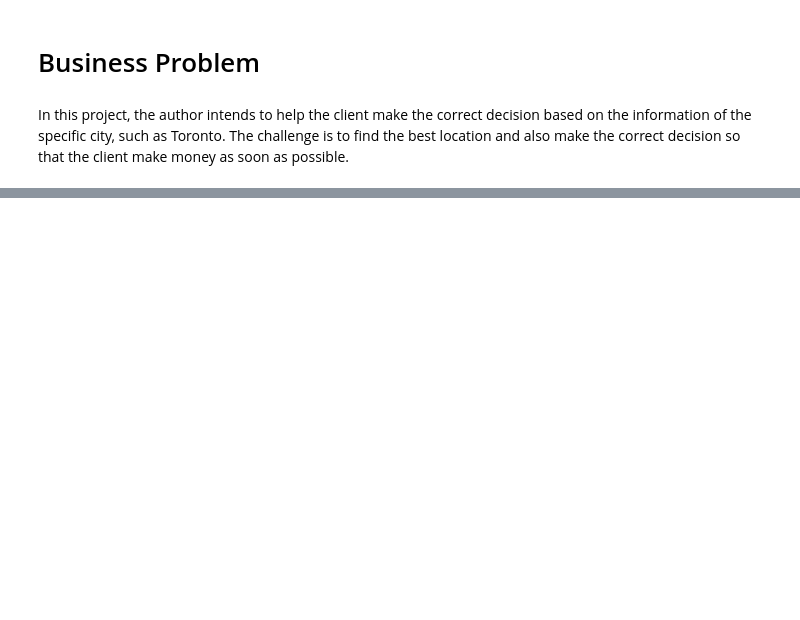
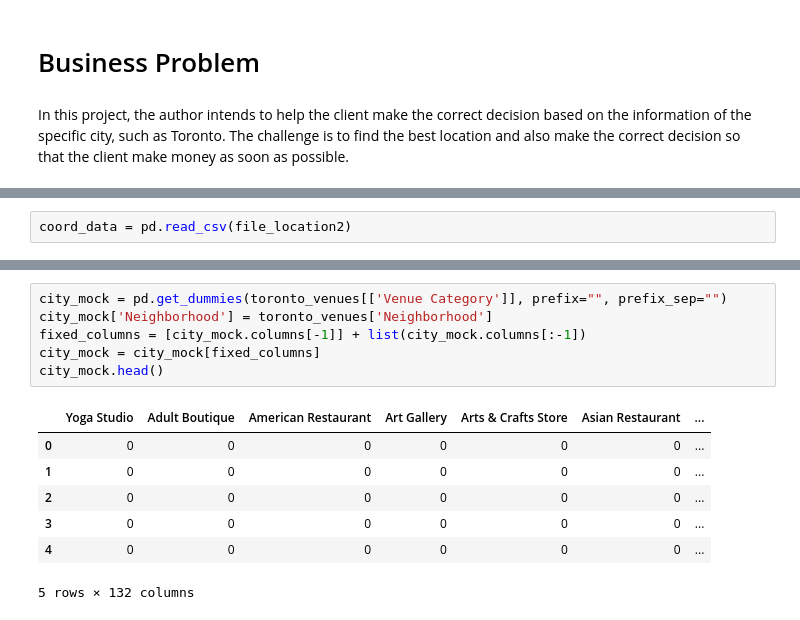
Before and after one commit to Datalearn168/Github_1_1, a Jupyter notebook: as9_2.ipynb, the cells around one changed output, grey strips where cells are left out. Drawn from its saved outputs; the diff is of its cells as text; blank space fills up the shorter version.

```diff
--- a/as9_2.ipynb
+++ b/as9_2.ipynb
@@ -29,0 +110,2 @@ Data2: The coordinates of the Toronto city. If you need more details, please che
+# %%
+coord_data = pd.read_csv(file_location2)
@@ -29,0 +243,14 @@ Data2: The coordinates of the Toronto city. If you need more details, please che
+# %%
+city_mock = pd.get_dummies(toronto_venues[['Venue Category']], prefix="", prefix_sep="")
+city_mock['Neighborhood'] = toronto_venues['Neighborhood']
+fixed_columns = [city_mock.columns[-1]] + list(city_mock.columns[:-1])
+city_mock = city_mock[fixed_columns]
+city_mock.head()
+# %% [output]
+|  | Yoga Studio | Adult Boutique | American Restaurant | Art Gallery | Arts & Crafts Store | Asian Restaurant | ... |
+| 0 | 0 | 0 | 0 | 0 | 0 | 0 | ... |
+| 1 | 0 | 0 | 0 | 0 | 0 | 0 | ... |
+| 2 | 0 | 0 | 0 | 0 | 0 | 0 | ... |
+| 3 | 0 | 0 | 0 | 0 | 0 | 0 | ... |
+| 4 | 0 | 0 | 0 | 0 | 0 | 0 | ... |
+5 rows × 132 columns
```
Also changed, not shown: parts of 38 cells of this notebook.
